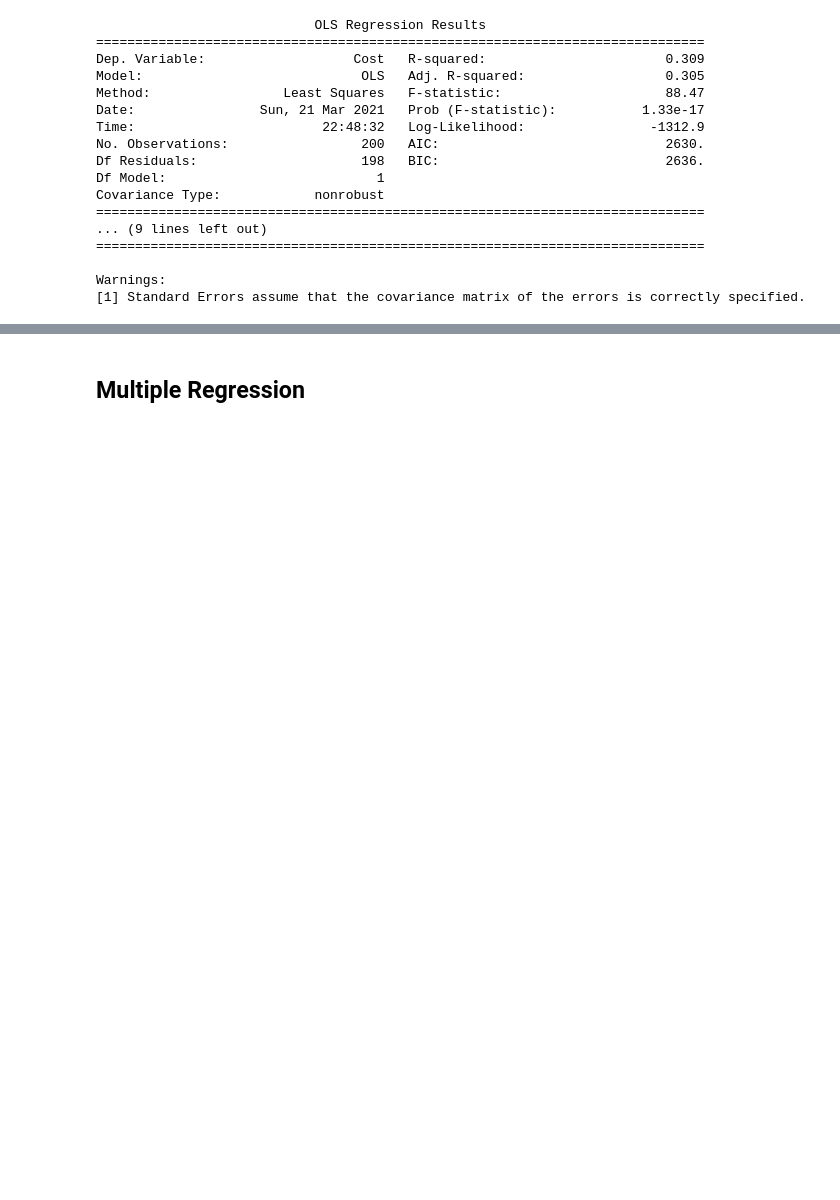
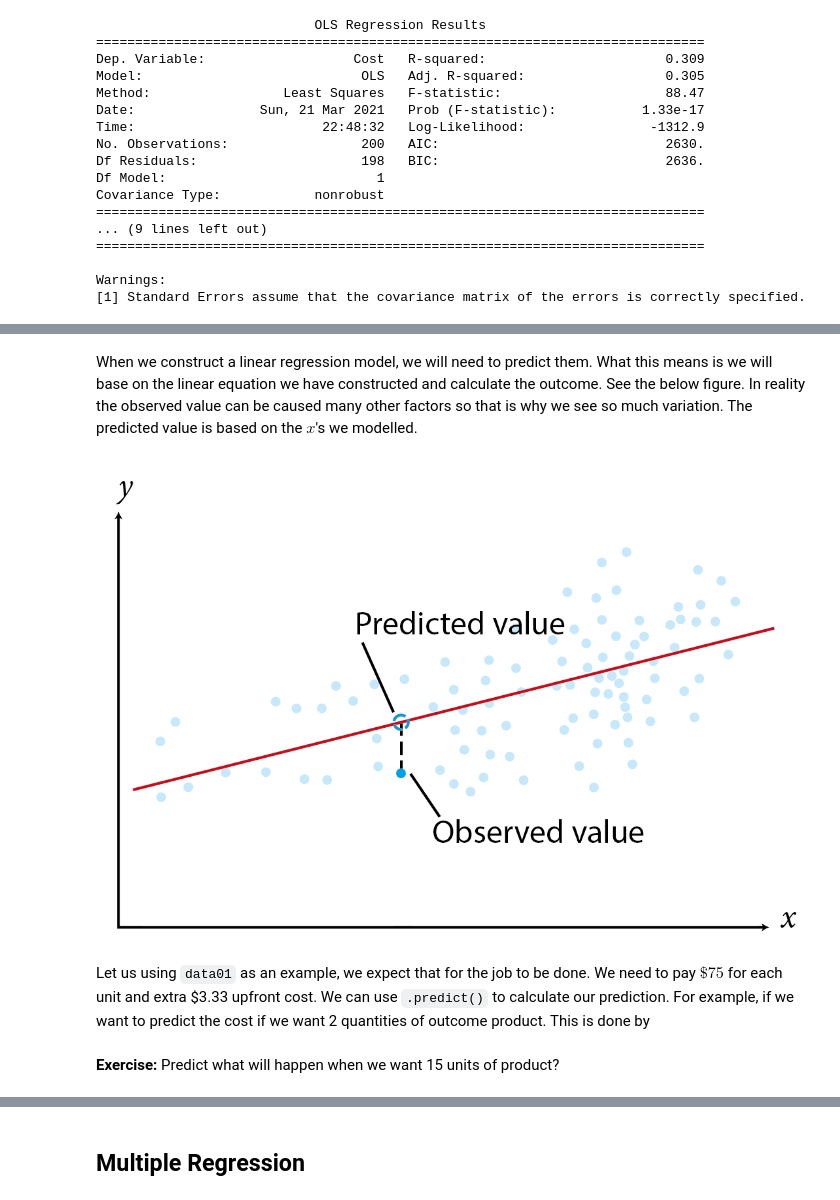
Before and after one commit to lt-shy-john/python-data-analytics-course, a Jupyter notebook: Week 08 - Statistics with Python.ipynb, the cells around one changed output, grey strips where cells are left out. Drawn from its saved outputs; the diff is of its cells as text; code cells hidden in the pictures; blank space fills up the shorter version.

Commit message:
Edited Linear Regression with prediction and diagnostics

```diff
--- a/Week 08 - Statistics with Python.ipynb
+++ b/Week 08 - Statistics with Python.ipynb
@@ -870,0 +877,9 @@ Warnings:
+# %% [markdown]
+When we construct a linear regression model, we will need to predict them. What this means is we will base on the linear equation we have constructed and calculate the outcome. See the below figure. In reality the observed value can be caused many other factors so that is why we see so much variation. The predicted value is based on the $x$'s we modelled.
+# %%
+from IPython.display import Image
+Image("fig/LinearRegression.png")
+# %% [output]
+[figure, added]
+# %% [markdown]
+Let us using `data01` as an example, we expect that for the job to be done. We need to pay $\$75$ for each unit and extra \$3.33 upfront cost. We can use `.predict()` to calculate our prediction. For example, if we want to predict the cost if we want 2 quantities of outcome product. This is done by
@@ -870,0 +889,2 @@ Warnings:
+# %% [markdown]
+__Exercise:__ Predict what will happen when we want 15 units of product?
```
Also changed, not shown: parts of 11 cells of this notebook.
